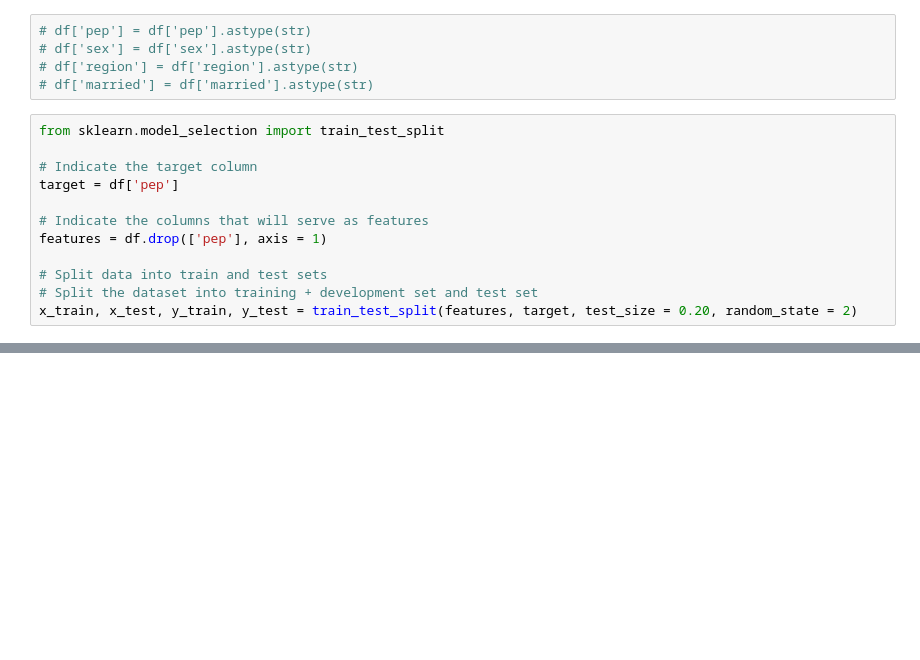
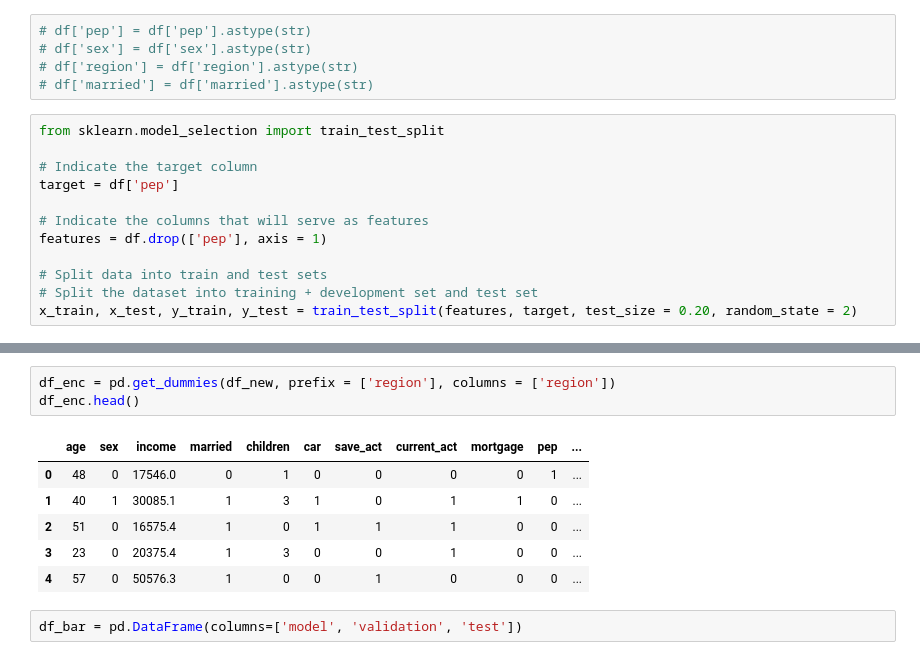
Before and after one commit to christopher192/usm-project, a Jupyter notebook: week-5-lab-bayesian-exercise.ipynb, the cells around one changed output, grey strips where cells are left out. Drawn from its saved outputs; the diff is of its cells as text; blank space fills up the shorter version.

```diff
--- a/week-5-lab-bayesian-exercise.ipynb
+++ b/week-5-lab-bayesian-exercise.ipynb
@@ -143,0 +311,12 @@ Accuracy (Test):  0.95
+# %%
+df_enc = pd.get_dummies(df_new, prefix = ['region'], columns = ['region'])
+df_enc.head()
+# %% [output]
+|  | age | sex | income | married | children | car | save_act | current_act | mortgage | pep | ... |
+| 0 | 48 | 0 | 17546.0 | 0 | 1 | 0 | 0 | 0 | 0 | 1 | ... |
+| 1 | 40 | 1 | 30085.1 | 1 | 3 | 1 | 0 | 1 | 1 | 0 | ... |
+| 2 | 51 | 0 | 16575.4 | 1 | 0 | 1 | 1 | 1 | 0 | 0 | ... |
+| 3 | 23 | 0 | 20375.4 | 1 | 3 | 0 | 0 | 1 | 0 | 0 | ... |
+| 4 | 57 | 0 | 50576.3 | 1 | 0 | 0 | 1 | 0 | 0 | 0 | ... |
+# %%
+df_bar = pd.DataFrame(columns=['model', 'validation', 'test'])
```
Also changed, not shown: parts of 41 cells of this notebook, 2 other files.
